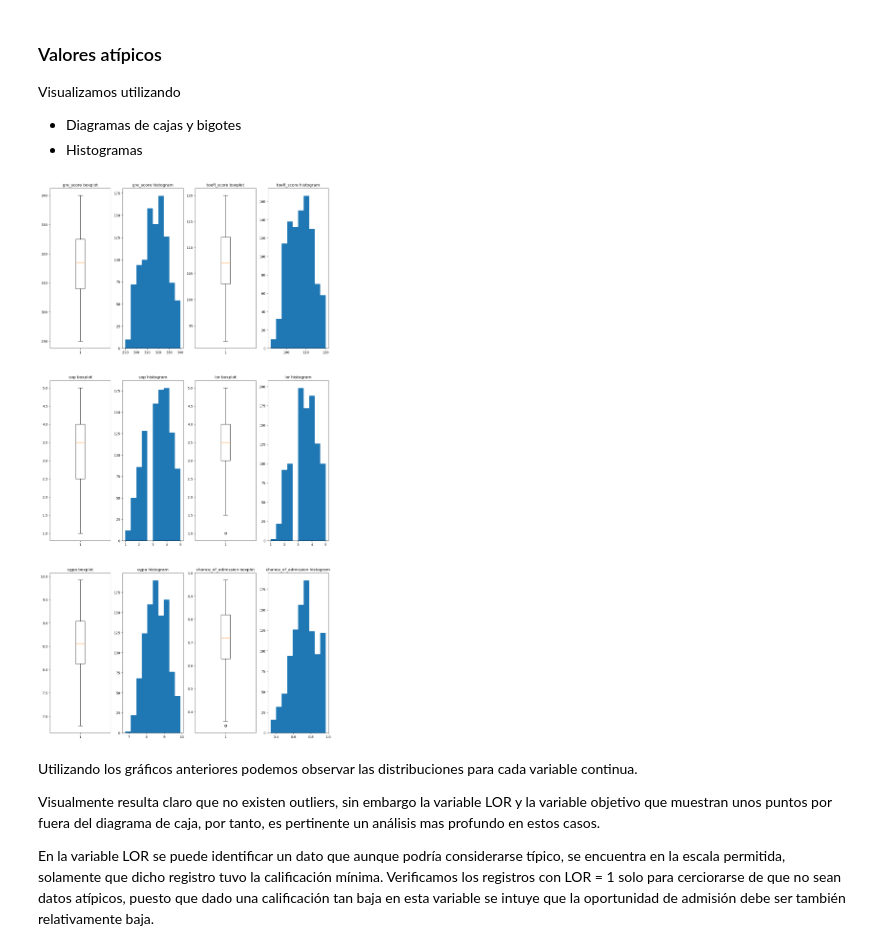
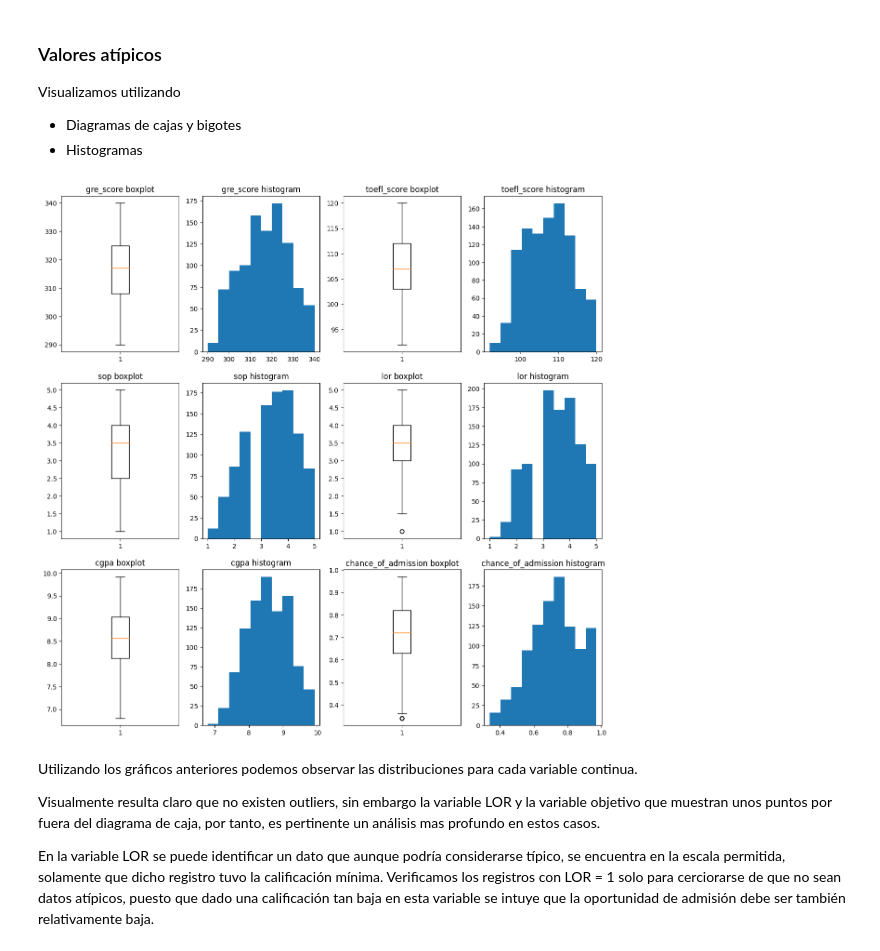
Before and after one commit to alfa7g7/Gestion-estrategica-I, a Jupyter notebook: 1_tareas_regresion/regProject_university.ipynb, the cells around one changed output. Saved outputs shown, nothing was run; the diff lists cells and outputs as text; code cells hidden in the pictures.

```diff
--- a/1_tareas_regresion/regProject_university.ipynb
+++ b/1_tareas_regresion/regProject_university.ipynb
@@ -178,8 +180,7 @@ Todas las variables se encuentran en los rangos máximos y mínimos, por ende no
 # %%
 # Utilizamos diagramas de cajas y bigotes para verificar todas las variables
 plt.figure(figsize=(15,10))
-for i, col in enumerate(['gre_score', 'toefl_score', 'sop', 'lor', 'cgpa',
-        'chance_of_admission'], start=1):
-    plt.subplot(3, 3, i)
+for i, col in enumerate(['gre_score', 'toefl_score', 'university_rating', 'sop', 'lor', 'cgpa', 'research', 'chance_of_admission'], start=1):
+    plt.subplot(2, 4, i)
     df_renamed.boxplot(col)
 # %% [output]
@@ -197,7 +198,7 @@ Visualizamos utilizando
 # Función para graficar los valores continuos del dataframe
 def outliers_visual(data):
     cont_vars = list(data.select_dtypes('number').columns)
-    plt.figure(figsize=(15, 40))
+    plt.figure(figsize=(15, 20))
     i = 0
     val = int(len(cont_vars)/2) + 1
     for col in cont_vars:
@@ -212,10 +213,9 @@ def outliers_visual(data):
 
     plt.show()
 # %%
-outliers_visual(df_renamed[['gre_score', 'toefl_score',  'sop', 'lor', 'cgpa',
-        'chance_of_admission']])
+outliers_visual(df_renamed[['gre_score', 'toefl_score',  'sop', 'lor', 'cgpa', 'chance_of_admission']])
 # %% [output]
-[figure, old version]
+[figure, new version]
 # %% [markdown]
 Utilizando los gráficos anteriores podemos observar las distribuciones para cada variable continua.
 
```
Also changed, not shown: parts of 157 cells of this notebook.
